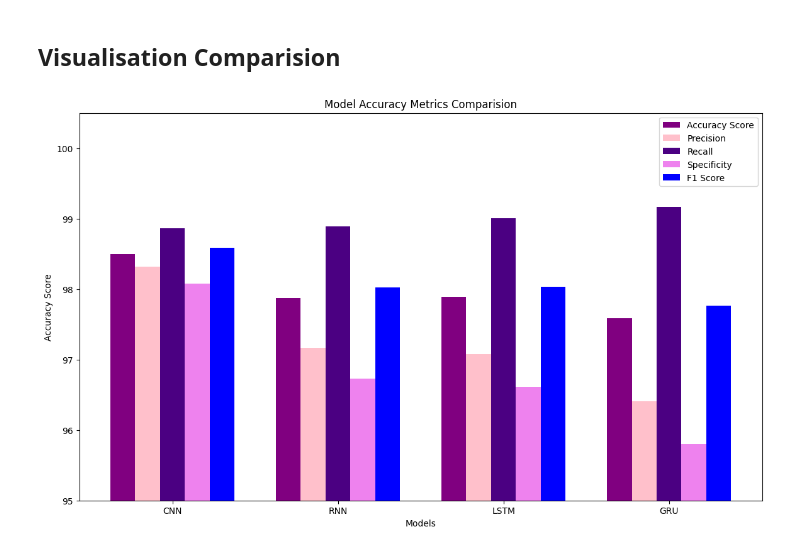
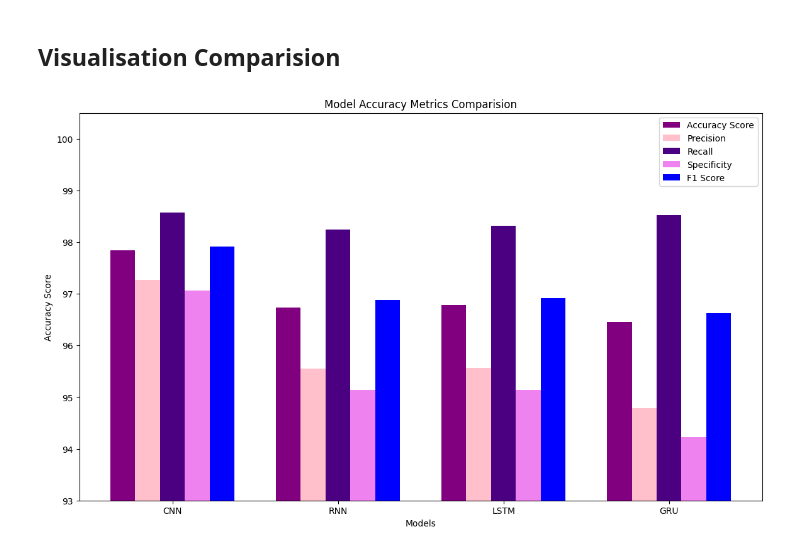
Before and after one commit to dharaneishvc/Intrusion-detection-DL-ML, a Jupyter notebook: NSSKDD-preprocess-CNN-RNN-LSTM-GRU.ipynb, the cells around one changed output. Drawn from its saved outputs; the diff is of its cells as text; code cells hidden in the pictures.

```diff
--- a/NSSKDD-preprocess-CNN-RNN-LSTM-GRU.ipynb
+++ b/NSSKDD-preprocess-CNN-RNN-LSTM-GRU.ipynb
@@ -896,37 +896,36 @@ You must install pydot (`pip install pydot`) and install graphviz (see instructi
 # %%
 import numpy as np
 import matplotlib.pyplot as plt
 
 N = 4
 ind = np.arange(N)
 width = 0.15
 
-
-accscr = [98.49573328041278, 97.87656281008137, 97.88846993451081, 97.59079182377456]
+accscr = [97.84, 96.74, 96.78, 96.45]
 bar1 = plt.bar(ind, accscr, width, color = 'purple')
 
-prnscr = [98.31514881615082, 97.16905023835717, 97.07991803278688, 96.40809810608809]
+prnscr = [97.27, 95.55, 95.56, 94.79]
 bar2 = plt.bar(ind+width, prnscr, width, color='pink')
 
-rcll = [98.86550231377818, 98.88789371547992, 99.0073145245559, 99.16405433646813]
+rcll = [98.57, 98.24, 98.32, 98.53]
 bar3 = plt.bar(ind+width*2, rcll, width, color = 'indigo')
 
-spc = [98.0757819784691, 96.72798169026023, 96.61778418241926, 95.80401797067051]
+spc = [ 97.06, 95.14, 95.14, 94.23]
 bar4 = plt.bar(ind+width*3, spc, width, color = 'violet')
 
-f1s = [98.5895575155372, 98.0209373728406, 98.03414381789963, 97.76665808160713]
+f1s = [ 97.92, 96.88, 96.92, 96.62]
 bar5 = plt.bar(ind+width*4, f1s, width, color = 'blue')
 
 plt.xlabel("Models")
 plt.ylabel('Accuracy Score')
 plt.title("Model Accuracy Metrics Comparision")
 
 plt.xticks(ind+width*2,['CNN', 'RNN', 'LSTM', 'GRU'])
 plt.legend((bar1, bar2, bar3, bar4, bar5), ('Accuracy Score', 'Precision', 'Recall', 'Specificity', 'F1 Score'), loc="upper right" )
-plt.ylim(95,100.5)
+plt.ylim(93,100.5)
 plt.gcf().set_size_inches(14, 8)
 #plt.axhline(y = 100, color = 'grey', linestyle = '--')
 
 plt.show()
 # %% [output]
-[figure, old version]
+[figure, new version]
```
Also changed, not shown: 1 other file.
